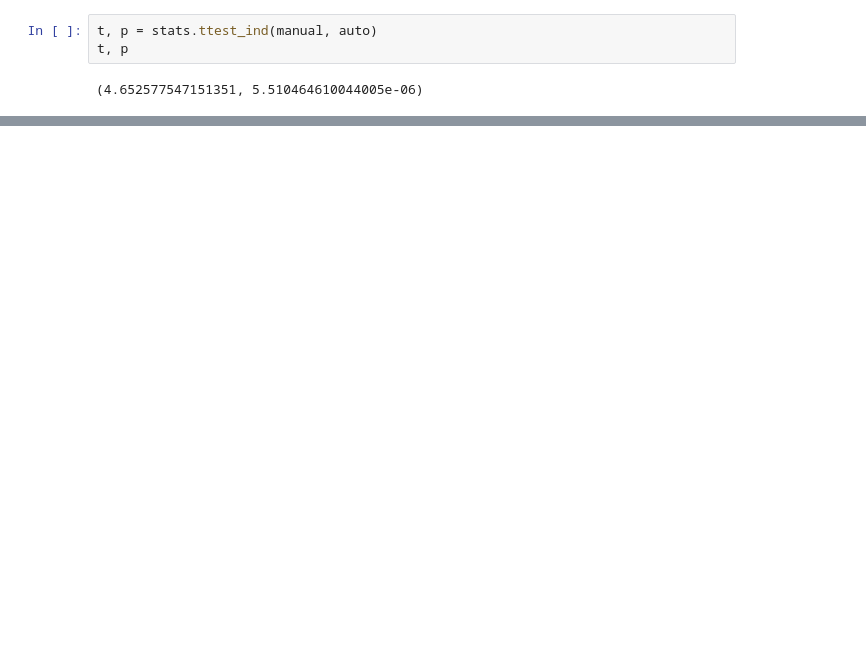
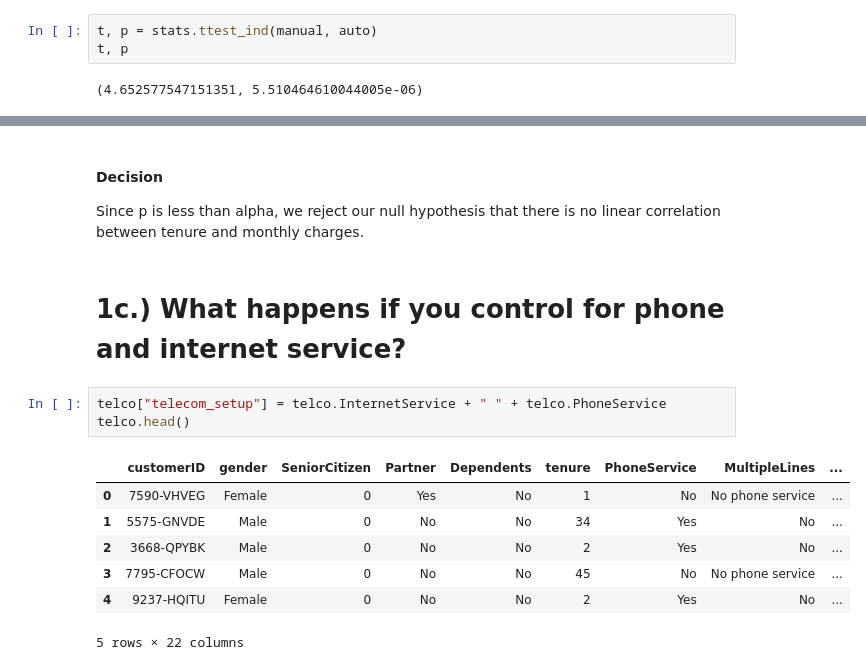
Before and after one commit to joann-balraj/statistics-exercises, a Jupyter notebook: hypothesis_testing.ipynb, the cells around one changed output, grey strips where cells are left out. Drawn from its saved outputs; the diff is of its cells as text; blank space fills up the shorter version.

```diff
--- a/hypothesis_testing.ipynb
+++ b/hypothesis_testing.ipynb
@@ -305,0 +447,16 @@ Because the p-value (5.510464610044005e-06) is less than alpha value (0.05), we
+# %% [markdown]
+#### Decision
+Since p is less than alpha, we reject our null hypothesis that there is no linear correlation between tenure and monthly charges.
+# %% [markdown]
+# 1c.) What happens if you control for phone and internet service?
+# %%
+telco["telecom_setup"] = telco.InternetService + " " + telco.PhoneService
+telco.head()
+# %% [output]
+|  | customerID | gender | SeniorCitizen | Partner | Dependents | tenure | PhoneService | MultipleLines | ... |
+| 0 | 7590-VHVEG | Female | 0 | Yes | No | 1 | No | No phone service | ... |
+| 1 | 5575-GNVDE | Male | 0 | No | No | 34 | Yes | No | ... |
+| 2 | 3668-QPYBK | Male | 0 | No | No | 2 | Yes | No | ... |
+| 3 | 7795-CFOCW | Male | 0 | No | No | 45 | No | No phone service | ... |
+| 4 | 9237-HQITU | Female | 0 | No | No | 2 | Yes | No | ... |
+5 rows × 22 columns
```
Also changed, not shown: parts of 50 cells of this notebook, 2 other files.
